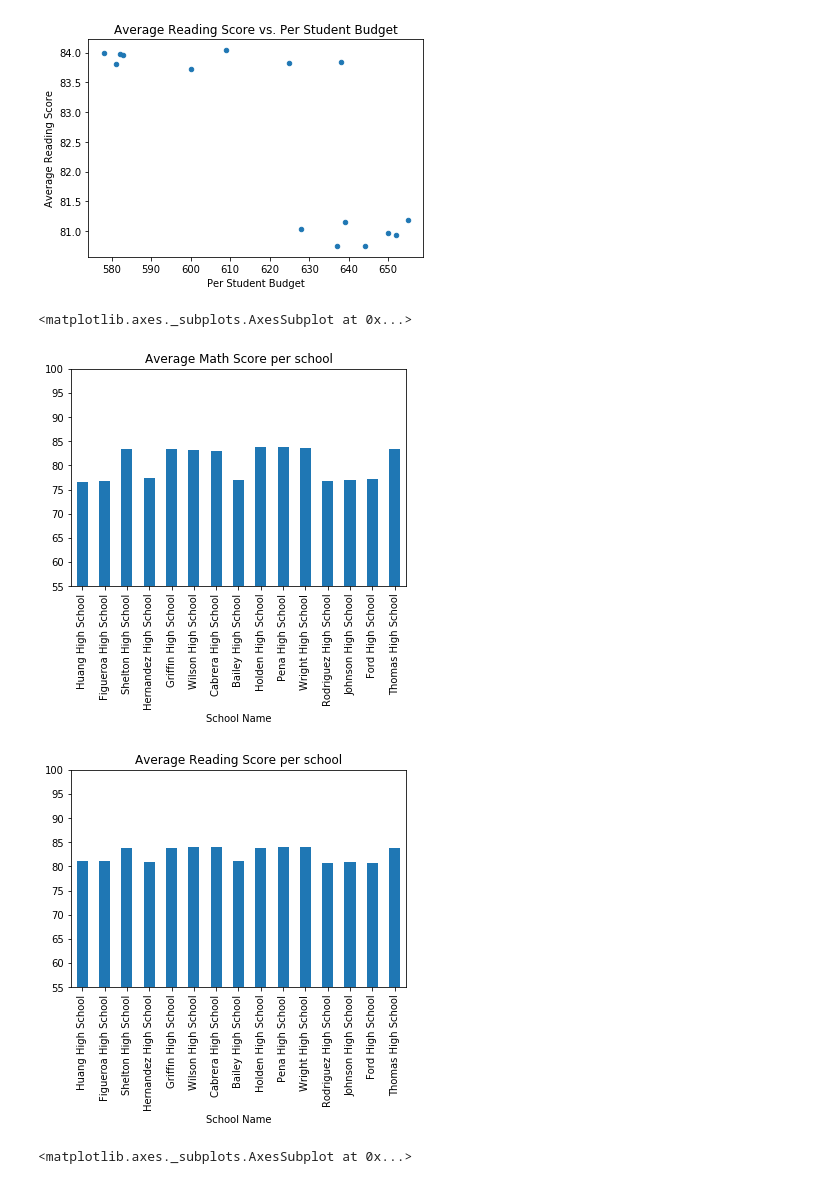
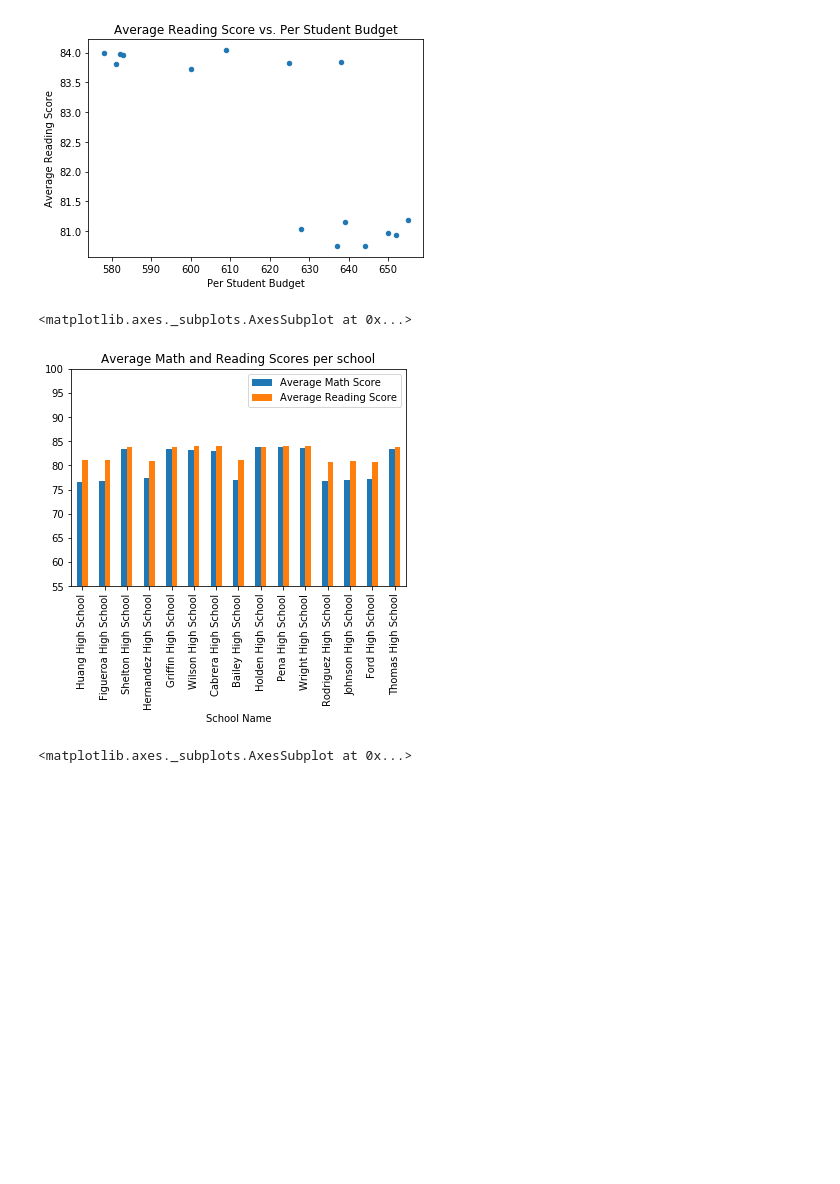
Before and after one commit to camiloibanez/School-Performance, a Jupyter notebook: PyCitySchools/PySchools.ipynb, the cells around one changed output. Drawn from its saved outputs; the diff is of its cells as text; code cells hidden in the pictures; blank space fills up the shorter version.

```diff
--- a/PyCitySchools/PySchools.ipynb
+++ b/PyCitySchools/PySchools.ipynb
@@ -192,14 +192,11 @@ School_Summary_plot.plot(kind="scatter", x="Per Student Budget", y="Average Read
 [figure]
 [figure]
 # %%
-School_Summary_plot.plot(kind="bar", y="Average Math Score", title="Average Math Score per school", legend=False,
-                        ylim=(55,100))
-School_Summary_plot.plot(kind="bar", y="Average Reading Score", title="Average Reading Score per school", legend=False,
-                        ylim=(55,100))
+School_Summary_plot.plot(kind="bar", y=["Average Math Score", "Average Reading Score"],
+                         title="Average Math and Reading Scores per school", ylim=(55,100))
 # %% [output]
 <matplotlib.axes._subplots.AxesSubplot at 0x...>
-[figure, old version]
+[figure, new version]
-[figure, removed]
 # %%
 School_Summary_plot.plot(kind="scatter", x="Total Students", y="Overall Passing Rate",
                          title="Overall Passing Rate vs. Total Students")
```
Also changed, not shown: parts of 3 cells of this notebook.
